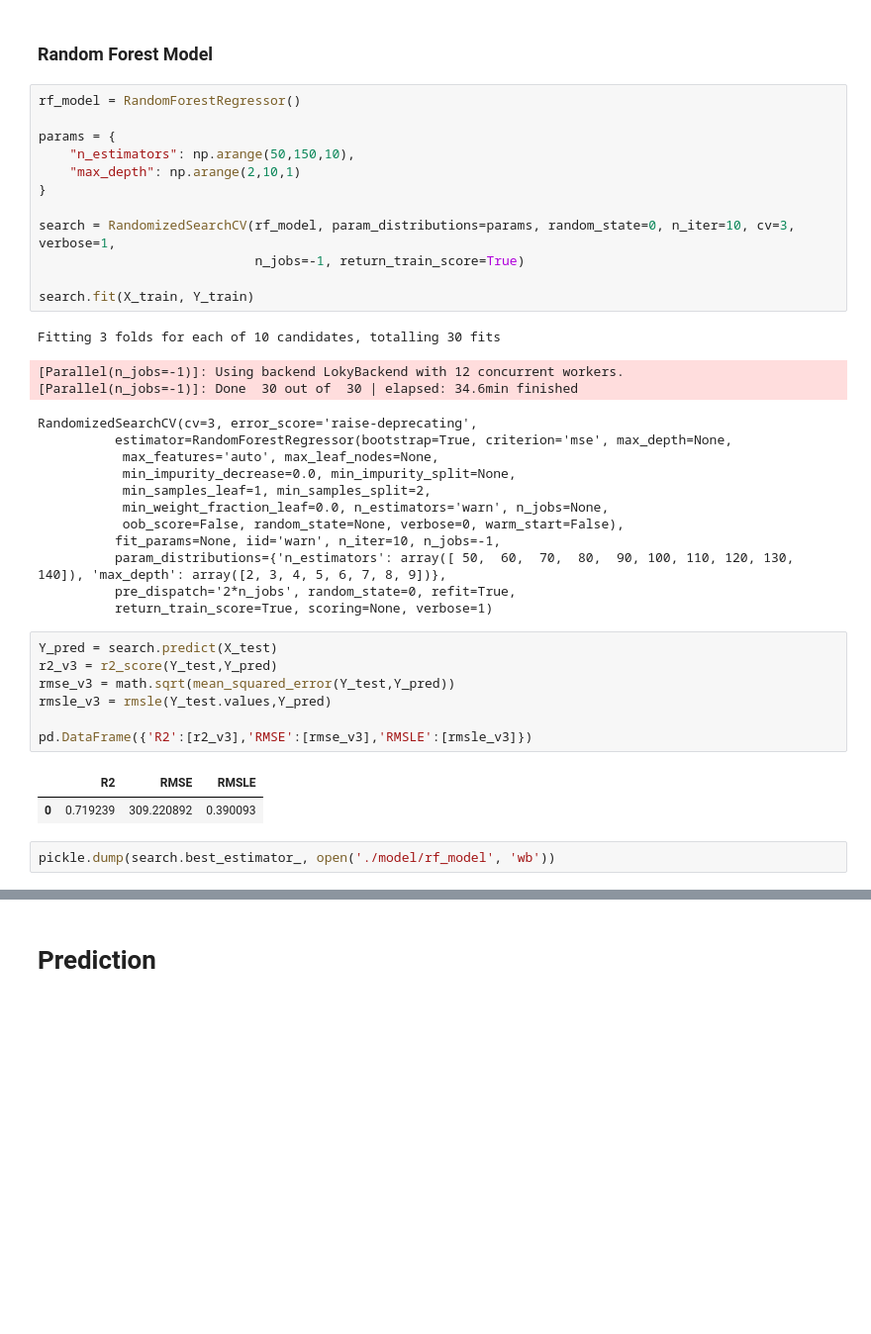
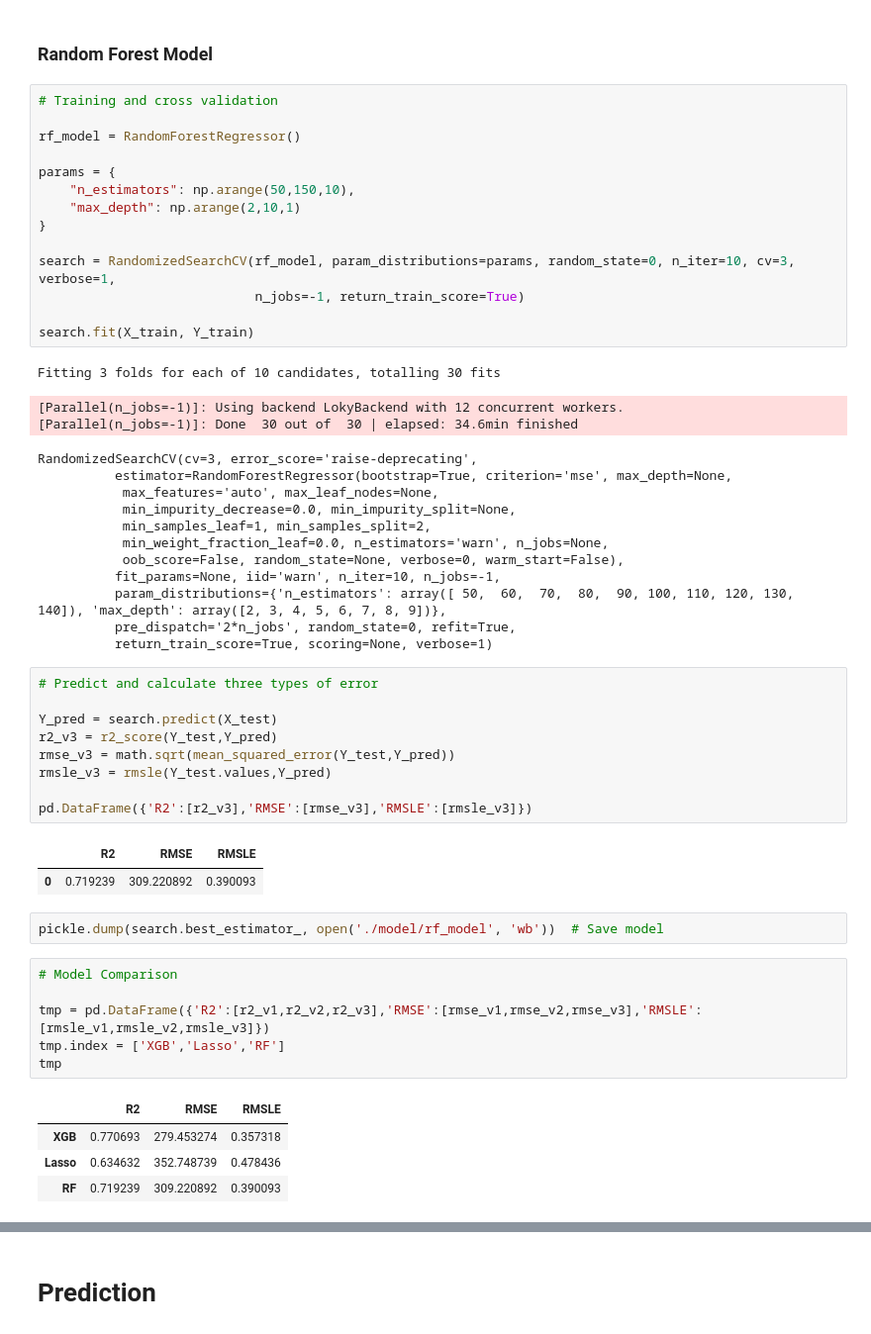
Before and after one commit to Shilong1210/NYC-Taxi-Trip-Duration, a Jupyter notebook: NYC Taxi Trip Duration.ipynb, the cells around one changed output, grey strips where cells are left out. Shown at 99% size. Saved outputs shown, nothing was run; the diff lists cells and outputs as text; blank space fills up the shorter version.

```diff
--- a/NYC Taxi Trip Duration.ipynb
+++ b/NYC Taxi Trip Duration.ipynb
@@ -609,6 +680,8 @@ pickle.dump(search.best_estimator_, open('./model/l1_model', 'wb'))  # save mode
 # %% [markdown]
 ### Random Forest Model
 # %%
+# Training and cross validation
+
 rf_model = RandomForestRegressor()
 
 params = {
@@ -636,6 +709,8 @@ RandomizedSearchCV(cv=3, error_score='raise-deprecating',
           pre_dispatch='2*n_jobs', random_state=0, refit=True,
           return_train_score=True, scoring=None, verbose=1)
 # %%
+# Predict and calculate three types of error
+
 Y_pred = search.predict(X_test)
 r2_v3 = r2_score(Y_test,Y_pred)
 rmse_v3 = math.sqrt(mean_squared_error(Y_test,Y_pred))
@@ -646,4 +721,15 @@ pd.DataFrame({'R2':[r2_v3],'RMSE':[rmse_v3],'RMSLE':[rmsle_v3]})
 |  | R2 | RMSE | RMSLE |
 | 0 | 0.719239 | 309.220892 | 0.390093 |
 # %%
-pickle.dump(search.best_estimator_, open('./model/rf_model', 'wb'))
+pickle.dump(search.best_estimator_, open('./model/rf_model', 'wb'))  # Save model
+# %%
+# Model Comparison
+
+tmp = pd.DataFrame({'R2':[r2_v1,r2_v2,r2_v3],'RMSE':[rmse_v1,rmse_v2,rmse_v3],'RMSLE':[rmsle_v1,rmsle_v2,rmsle_v3]})
+tmp.index = ['XGB','Lasso','RF']
+tmp
+# %% [output]
+|  | R2 | RMSE | RMSLE |
+| XGB | 0.770693 | 279.453274 | 0.357318 |
+| Lasso | 0.634632 | 352.748739 | 0.478436 |
+| RF | 0.719239 | 309.220892 | 0.390093 |
```
Also changed, not shown: parts of 57 cells of this notebook, 1 other file.
